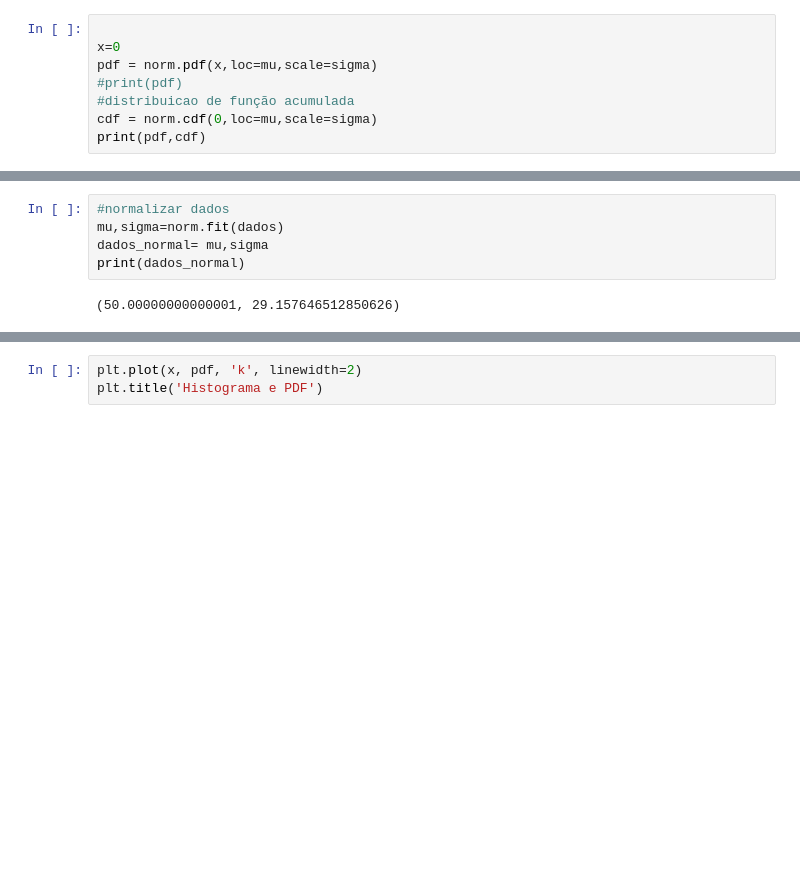
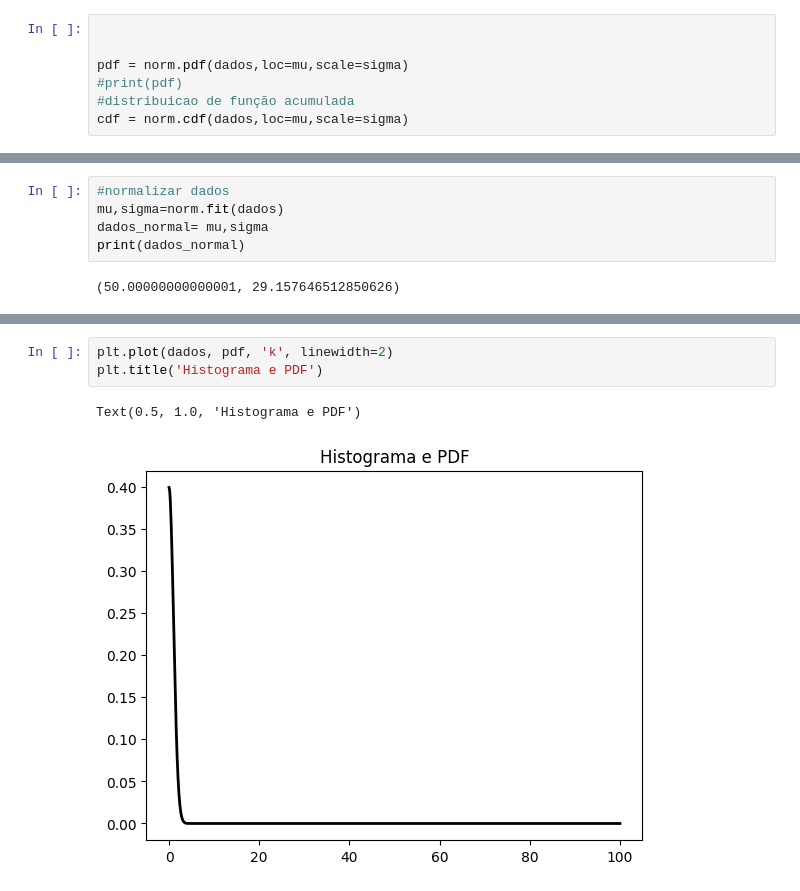
Before and after one commit to jeniferGoncalvesDaSilvaDev/Estatistica-python, a Jupyter notebook: norm_dist.ipynb, the cells around one changed output, grey strips where cells are left out. Drawn from its saved outputs; the diff is of its cells as text; blank space fills up the shorter version.

```diff
--- a/norm_dist.ipynb
+++ b/norm_dist.ipynb
@@ -35,8 +13,7 @@ print(dados)
 # %%
 
-x=0
-pdf = norm.pdf(x,loc=mu,scale=sigma)
+
+pdf = norm.pdf(dados,loc=mu,scale=sigma)
 #print(pdf)
 #distribuicao de função acumulada
-cdf = norm.cdf(0,loc=mu,scale=sigma)
-print(pdf,cdf)
+cdf = norm.cdf(dados,loc=mu,scale=sigma)
@@ -82,3 +36,6 @@ plt.show()
 # %%
-plt.plot(x, pdf, 'k', linewidth=2)
+plt.plot(dados, pdf, 'k', linewidth=2)
 plt.title('Histograma e PDF')
+# %% [output]
+Text(0.5, 1.0, 'Histograma e PDF')
+[figure, added]
```
Also changed, not shown: parts of 5 cells of this notebook.
